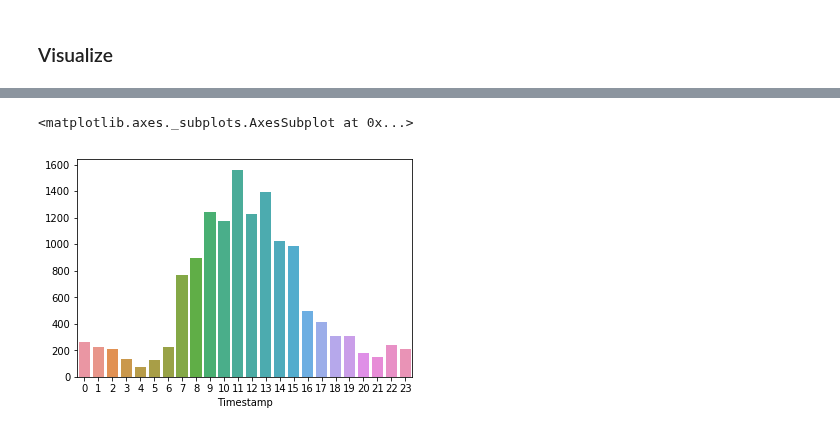
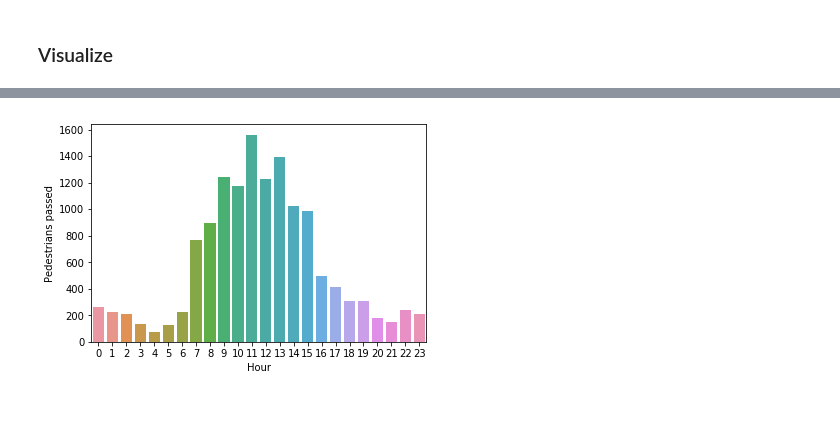
Before and after one commit to RichStone/htw-data-science-university-project, a Jupyter notebook: data_analysis.ipynb, the cells around one changed output, grey strips where cells are left out. Drawn from its saved outputs; the diff is of its cells as text; code cells hidden in the pictures.

```diff
--- a/data_analysis.ipynb
+++ b/data_analysis.ipynb
@@ -357,5 +370,6 @@ grouped_direction_count.get('Direction')
 # %%
-sns.barplot(x=grouped_direction_count.index, y=grouped_direction_count.values)
+hist_in_out_pedestrians = sns.barplot(x=grouped_direction_count.index, y=grouped_direction_count.values)
+hist_in_out_pedestrians.set(xlabel='Hour', ylabel='Pedestrians passed')
+plt.show()
 # %% [output]
-<matplotlib.axes._subplots.AxesSubplot at 0x...>
-[figure, old version]
+[figure, new version]
```
Also changed, not shown: parts of 2 cells of this notebook.
